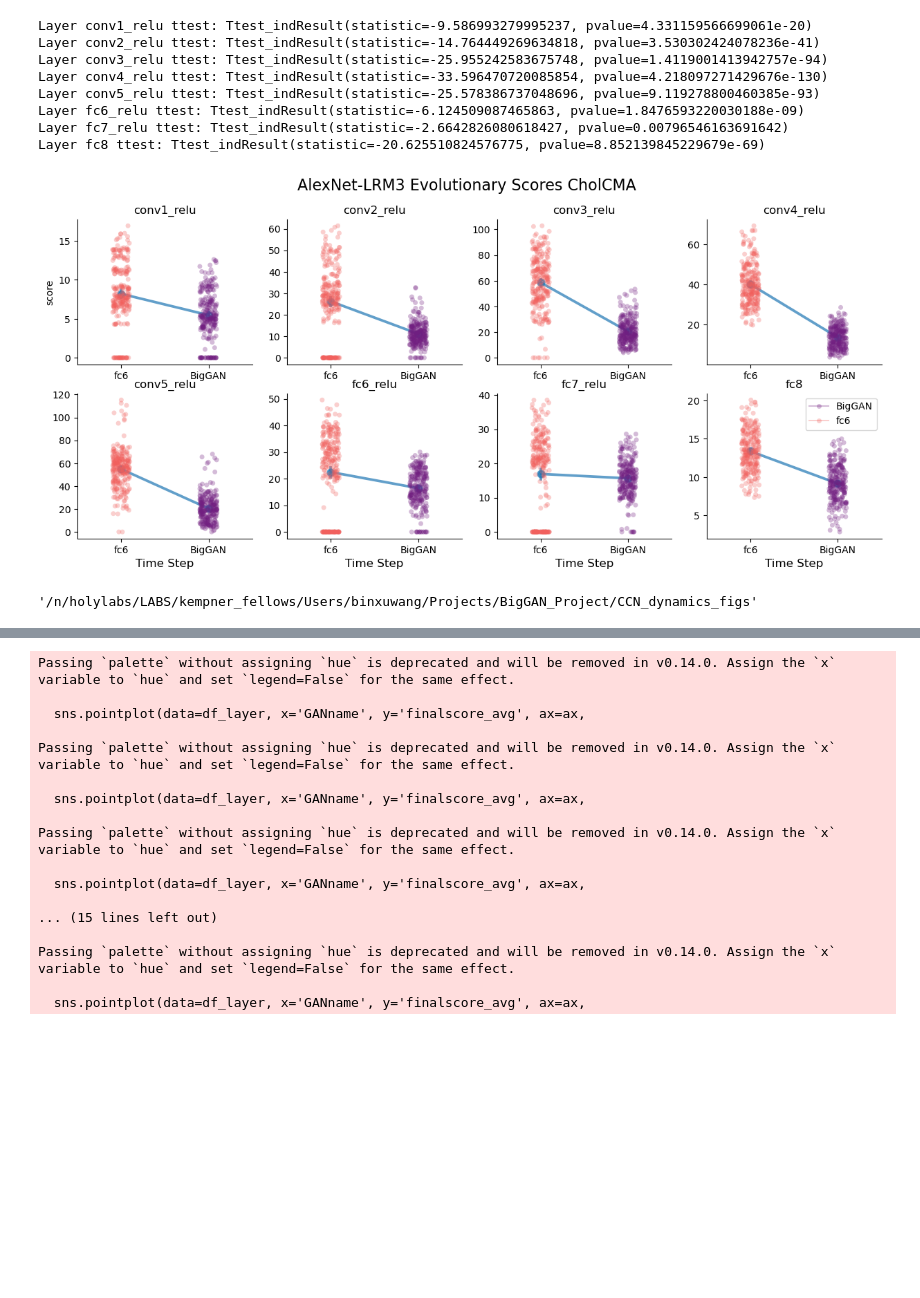
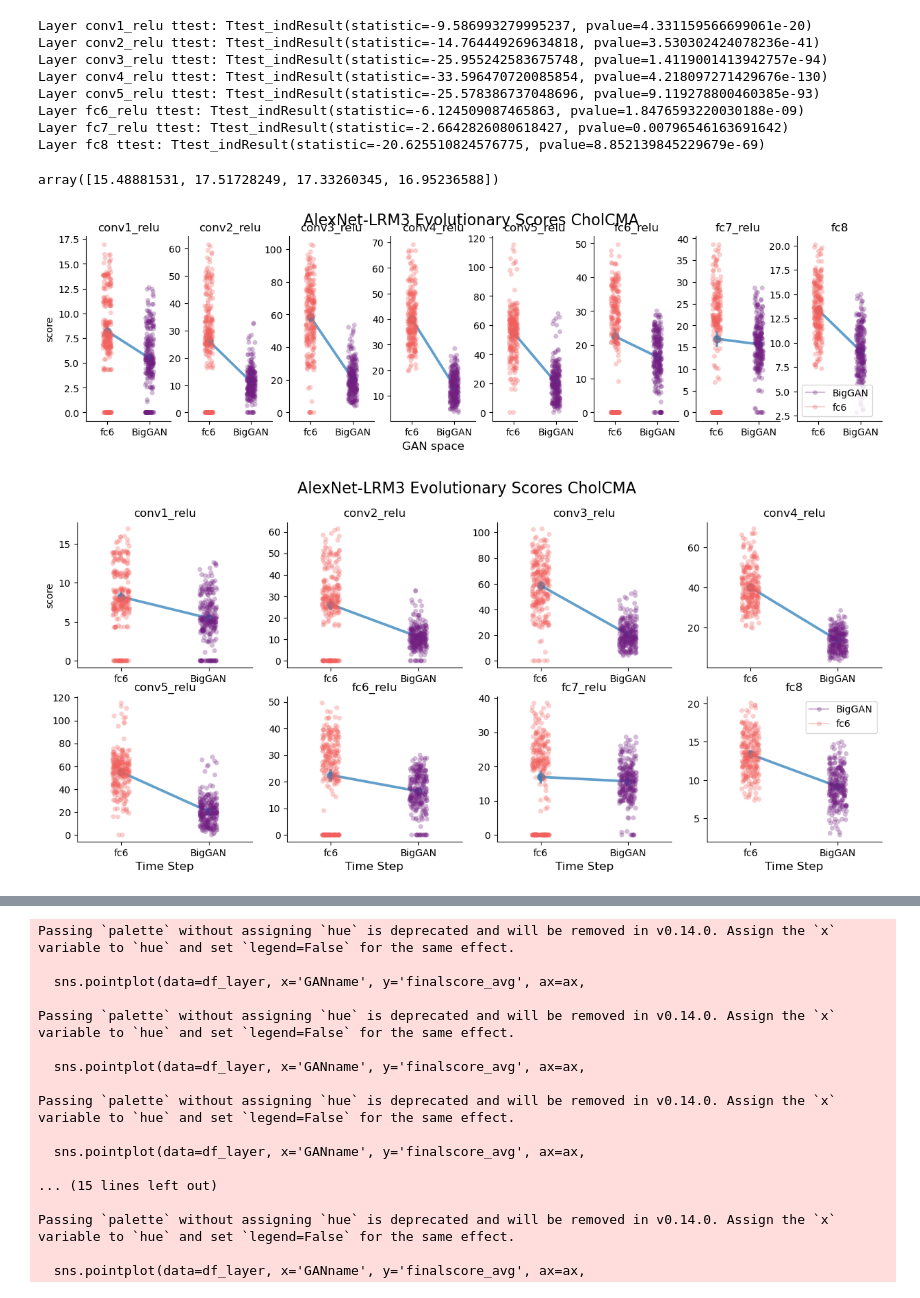
Before and after one commit to Animadversio/Neuro-ActMax-GAN-comparison, a Jupyter notebook: notebooks/Evol_LRM_wdw_synopsis.ipynb, the cells around one changed output, grey strips where cells are left out. Cells and saved outputs as stored; diff of their text form; code cells hidden in the pictures; blank space fills up the shorter version.

```diff
--- a/notebooks/Evol_LRM_wdw_synopsis.ipynb
+++ b/notebooks/Evol_LRM_wdw_synopsis.ipynb
@@ -163,8 +146,11 @@ Layer conv5_relu ttest: Ttest_indResult(statistic=-25.578386737048696, pvalue=9.
 Layer fc6_relu ttest: Ttest_indResult(statistic=-6.124509087465863, pvalue=1.8476593220030188e-09)
 Layer fc7_relu ttest: Ttest_indResult(statistic=-2.6642826080618427, pvalue=0.00796546163691642)
 Layer fc8 ttest: Ttest_indResult(statistic=-20.625510824576775, pvalue=8.852139845229679e-69)
+# %%
+df_layer['finalscore_dyn'].loc[3001]
+# %% [output]
+array([15.48881531, 17.51728249, 17.33260345, 16.95236588])
 # %%
-df_lrm3  = df_img
 figh, axs = plt.subplots(2, 4, figsize=(15, 6.), sharex=False, sharey=False)
 layers = df_lrm3.layer.unique()
 for axi, layer in enumerate(layers):
@@ -187,13 +173,59 @@ for axi, layer in enumerate(layers):
     else:
         ax.set_ylabel('')
 figh.suptitle(f'AlexNet-LRM3 Evolutionary Scores {"CholCMA"}', fontsize=16)
-saveallforms(figdir, f'AlexNet-LRM3_window_Evol_Scores_{"CholCMA"}_time_traj', figh)
+# saveallforms(figdir, f'AlexNet-LRM3_window_Evol_Scores_{"CholCMA"}_time_traj', figh)
-# %% [output]
-[figure, removed]
-# %%
-figdir
-# %% [output]
-'/n/holylabs/LABS/kempner_fellows/Users/binxuwang/Projects/BigGAN_Project/CCN_dynamics_figs'
+# %%
+figh, axs = plt.subplots(1, 8, figsize=(15, 3.5), sharex=False, sharey=False)
+layers = df_lrm3.layer.unique()
+for axi, layer in enumerate(layers):
+    ax = axs.flatten()[axi]
+    df_layer = df_lrm3[(df_lrm3['layer'] == layer)]
+    sns.stripplot(data=df_layer, x='GANname', y='finalscore_avg', hue="GANname", ax=ax,
+                    linestyles='-', palette='magma', order=['fc6', 'BigGAN'],
+                    legend=True if axi == 7 else False, alpha=0.3)
+    sns.pointplot(data=df_layer, x='GANname', y='finalscore_avg', ax=ax,
+                    linestyles='-', order=['fc6', 'BigGAN'], #palette='magma',
+                    legend=True if axi == 7 else False, alpha=0.7)
+    # ax.plot(df_layer['unitid'], df_layer['score'], 'o', markersize=2)
+    ax.set_title(layer, )
+    if axi == 3:
+        ax.set_xlabel('GAN space', fontsize=12)
+    else:
+        ax.set_xlabel('')
+    if axi == 0:
+        ax.set_ylabel('score', )
+    else:
+        ax.set_ylabel('')
+figh.suptitle(f'AlexNet-LRM3 Evolutionary Scores {"CholCMA"}', fontsize=16)
+saveallforms(figdir, f'AlexNet-LRM3_window_Evol_Scores_{"CholCMA"}_time_traj_linearize', figh)
+# %% [output]
+[figure, added]
+# %%
+figh, axs = plt.subplots(2, 4, figsize=(15, 6.), sharex=False, sharey=False)
+layers = df_lrm3.layer.unique()
+for axi, layer in enumerate(layers):
+    ax = axs.flatten()[axi]
+    df_layer = df_lrm3[(df_lrm3['layer'] == layer)]
+    sns.stripplot(data=df_layer, x='GANname', y='finalscore_avg', hue="GANname", ax=ax,
+                    linestyles='-', palette='magma', order=['fc6', 'BigGAN'],
+                    legend=True if axi == 7 else False, alpha=0.3)
+    sns.pointplot(data=df_layer, x='GANname', y='finalscore_avg', ax=ax,
+                    linestyles='-', order=['fc6', 'BigGAN'], #palette='magma',
+                    legend=True if axi == 7 else False, alpha=0.7)
+    # ax.plot(df_layer['unitid'], df_layer['score'], 'o', markersize=2)
+    ax.set_title(layer, )
+    if axi > 3:
+        ax.set_xlabel('Time Step', fontsize=12)
+    else:
+        ax.set_xlabel('')
+    if axi == 0:
+        ax.set_ylabel('score', )
+    else:
+        ax.set_ylabel('')
+figh.suptitle(f'AlexNet-LRM3 Evolutionary Scores {"CholCMA"}', fontsize=16)
+saveallforms(figdir, f'AlexNet-LRM3_window_Evol_Scores_{"CholCMA"}_time_traj', figh)
+# %% [output]
+[figure, added]
 # %%
 df_lrm3  = df_img
 figh, axs = plt.subplots(1, 7, figsize=(15, 3.5), sharex=False, sharey=False)
```
Also changed, not shown: parts of 6 cells of this notebook.
